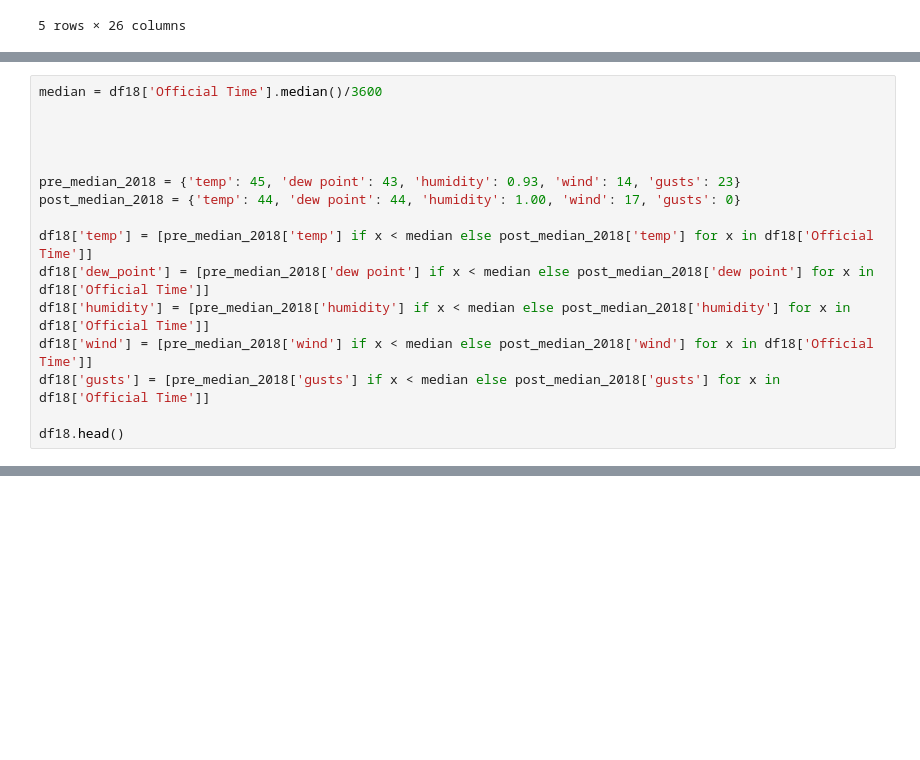
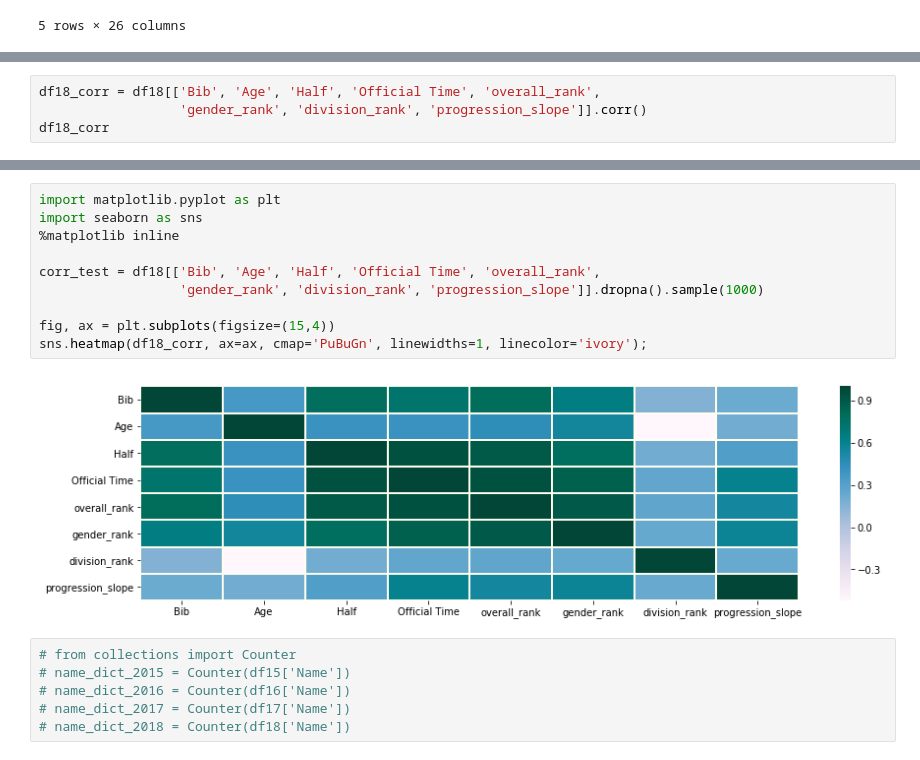
Before and after one commit to maicat11/Project_2-Marathon-Predictor, a Jupyter notebook: DataExploration.ipynb, the cells around one changed output, grey strips where cells are left out. Saved outputs shown, nothing was run; the diff lists cells and outputs as text; blank space fills up the shorter version.

```diff
--- a/DataExploration.ipynb
+++ b/DataExploration.ipynb
@@ -121,16 +129,0 @@ df18.head()
-# %%
-median = df18['Official Time'].median()/3600
-
-
-
-
-pre_median_2018 = {'temp': 45, 'dew point': 43, 'humidity': 0.93, 'wind': 14, 'gusts': 23}
-post_median_2018 = {'temp': 44, 'dew point': 44, 'humidity': 1.00, 'wind': 17, 'gusts': 0}
-
-df18['temp'] = [pre_median_2018['temp'] if x < median else post_median_2018['temp'] for x in df18['Official Time']]
-df18['dew_point'] = [pre_median_2018['dew point'] if x < median else post_median_2018['dew point'] for x in df18['Official Time']]
-df18['humidity'] = [pre_median_2018['humidity'] if x < median else post_median_2018['humidity'] for x in df18['Official Time']]
-df18['wind'] = [pre_median_2018['wind'] if x < median else post_median_2018['wind'] for x in df18['Official Time']]
-df18['gusts'] = [pre_median_2018['gusts'] if x < median else post_median_2018['gusts'] for x in df18['Official Time']]
-
-df18.head()
@@ -185,0 +160,4 @@ add_weather_data(df18, 2018)
+# %%
+df18_corr = df18[['Bib', 'Age', 'Half', 'Official Time', 'overall_rank',
+                  'gender_rank', 'division_rank', 'progression_slope']].corr()
+df18_corr
@@ -185,0 +174,18 @@ add_weather_data(df18, 2018)
+# %%
+import matplotlib.pyplot as plt
+import seaborn as sns
+%matplotlib inline
+
+corr_test = df18[['Bib', 'Age', 'Half', 'Official Time', 'overall_rank',
+                  'gender_rank', 'division_rank', 'progression_slope']].dropna().sample(1000)
+
+fig, ax = plt.subplots(figsize=(15,4))
+sns.heatmap(df18_corr, ax=ax, cmap='PuBuGn', linewidths=1, linecolor='ivory');
+# %% [output]
+[figure, added]
+# %%
+# from collections import Counter
+# name_dict_2015 = Counter(df15['Name'])
+# name_dict_2016 = Counter(df16['Name'])
+# name_dict_2017 = Counter(df17['Name'])
+# name_dict_2018 = Counter(df18['Name'])
```
Also changed, not shown: parts of 10 cells of this notebook, 1 other file.
